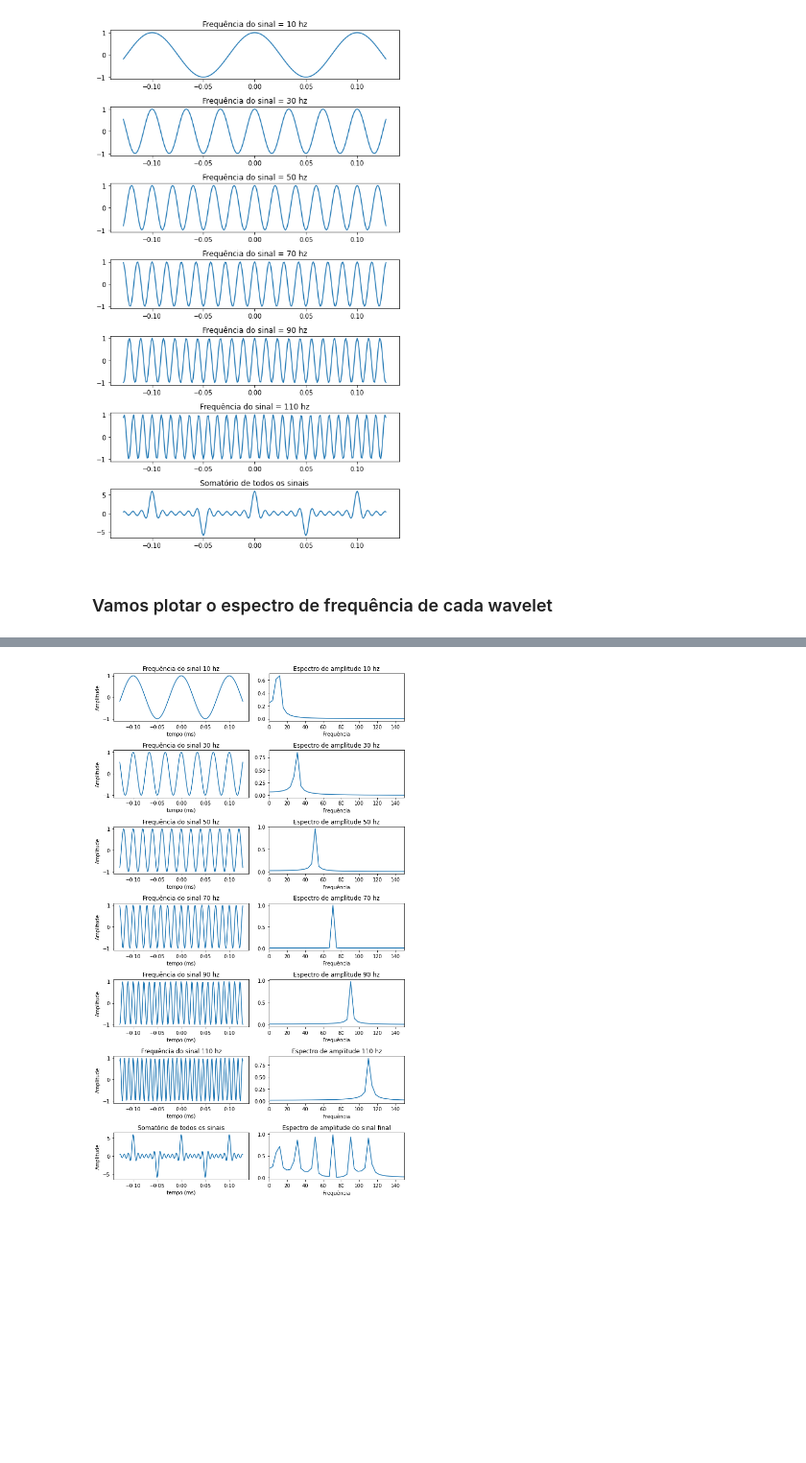
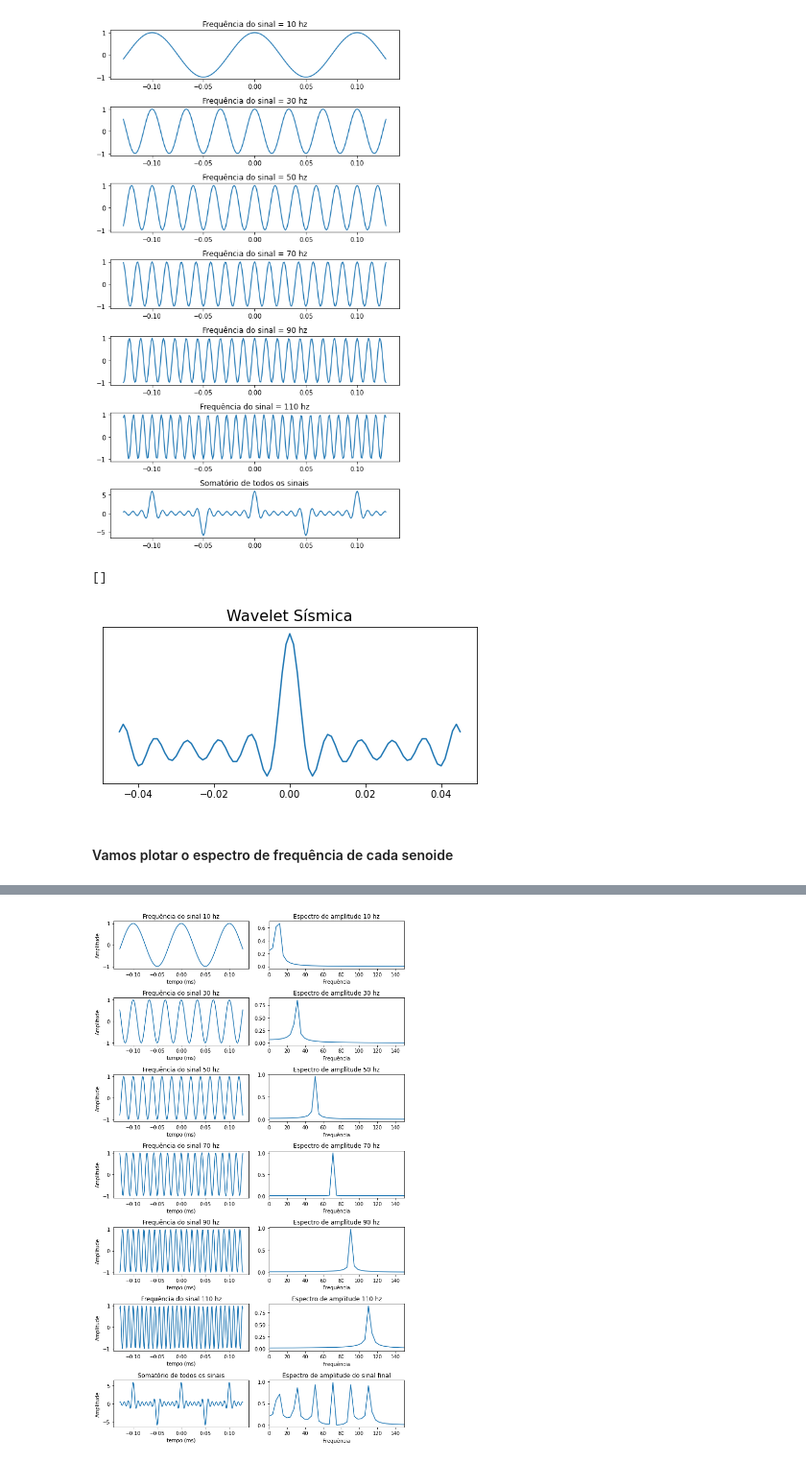
Before and after one commit to alexleogc/GEO214_Interpretacao_de_dados_sismicos_2021_2, a Jupyter notebook: Notebooks/002_Wavelets_01.ipynb, the cells around one changed output, grey strips where cells are left out. Shown at 96% size. Drawn from its saved outputs; the diff is of its cells as text; code cells hidden in the pictures; blank space fills up the shorter version.

Commit message:
wavelets_notebook_3

```diff
--- a/Notebooks/002_Wavelets_01.ipynb
+++ b/Notebooks/002_Wavelets_01.ipynb
@@ -28,8 +38,19 @@ axes[-1].set_title('Somatório de todos os sinais')
 fig.tight_layout()
 # %% [output]
 [figure]
+# %%
+fig, axes = plt.subplots(figsize=(7,3))
+
+axes.plot(t[83:174],signal['signal_sum'][83:174])
+
+axes.set_title('Wavelet Sísmica',fontsize=16)
+
+axes.set_yticks([])
+# %% [output]
+[]
+[figure, added]
 # %% [markdown]
-### Vamos plotar o espectro de frequência de cada wavelet
+#### Vamos plotar o espectro de frequência de cada senoide
 # %%
 N = len(t) # Número de amostras
 dt = 0.001 # Taxa de amostragem em segundos
```
Also changed, not shown: parts of 8 cells of this notebook, 6 other files.
